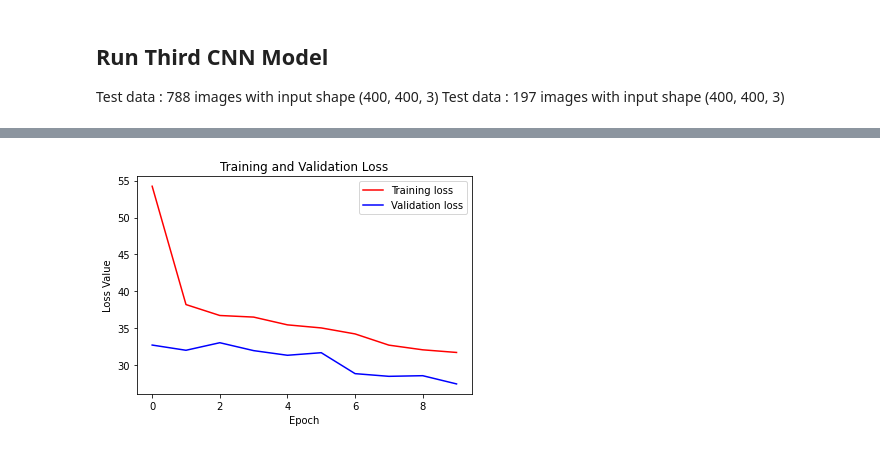
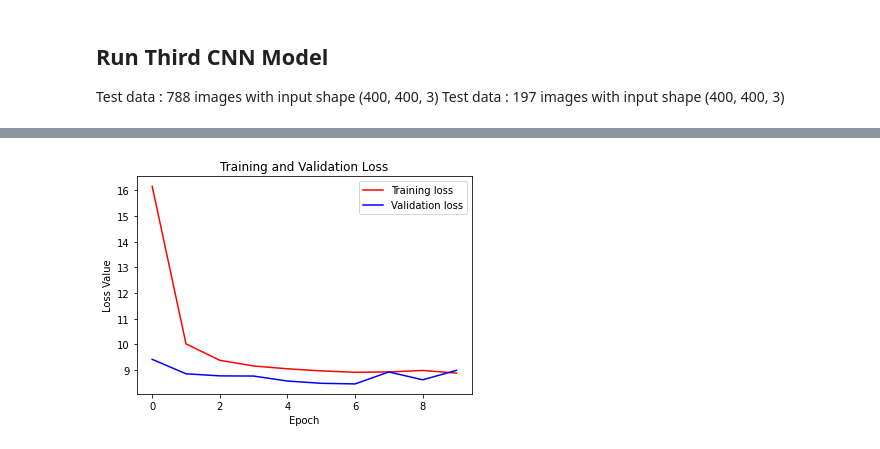
Before and after one commit to doguma/RecomposeChopin, a Jupyter notebook: Hannah_03_CNN_Product_Audio.ipynb, the cells around one changed output, grey strips where cells are left out. Drawn from its saved outputs; the diff is of its cells as text; code cells hidden in the pictures.

```diff
--- a/Hannah_03_CNN_Product_Audio.ipynb
+++ b/Hannah_03_CNN_Product_Audio.ipynb
@@ -69,31 +74,25 @@ x_train.shape, y_train.shape, x_test.shape, y_test.shape
 # %%
 
-model3 = Sequential()
+model = Sequential()
 
-model3.add(Conv2D(25, kernel_size=(3,3), strides=(1,1), padding='same', activation='relu', input_shape=(400, 400, 3)))
+model.add(Conv2D(25, kernel_size=(3,3), strides=(1,1), padding='same', activation='relu', input_shape=(128, 646, 1)))
 
 # convolutional layer
-model3.add(Conv2D(35, kernel_size=(3,3), strides=(1,1), padding='same', activation='relu'))
-model3.add(MaxPool2D(pool_size=(2,2)))
+model.add(Conv2D(40, kernel_size=(3,3), strides=(1,1), padding='same', activation='relu'))
+model.add(MaxPool2D(pool_size=(2,2)))
 
-model3.add(Conv2D(125, kernel_size=(3,3), strides=(1,1), padding='same', activation='relu'))
-model3.add(MaxPool2D(pool_size=(2,2)))
+model.add(Conv2DTranspose(20, (4,4), strides=(2,2), padding='same'))
+model.add(LeakyReLU(alpha=0.2))
 
-model3.add(Conv2D(5, kernel_size=(3,3), strides=(1,1), padding='same', activation='relu'))
-model3.add(MaxPool2D(pool_size=(2,2)))
+model.add(Conv2D(20, kernel_size=(3,3), strides=(1,1), padding='same', activation='relu'))
+model.add(MaxPool2D(pool_size=(2,2)))
 
-model3.add(Conv2DTranspose(25, (4,4), strides=(2,2), padding='same'))
-model3.add(LeakyReLU(alpha=0.2))
-
-model3.add(Conv2DTranspose(75, (4,4), strides=(2,2), padding='same'))
-model3.add(LeakyReLU(alpha=0.2))
-
-model3.add(Conv2DTranspose(25, (4,4), strides=(2,2), padding='same'))
-model3.add(LeakyReLU(alpha=0.2))
-model3.add(Dropout(0.25))
+model.add(Conv2DTranspose(40, (4,4), strides=(2,2), padding='same'))
+model.add(LeakyReLU(alpha=0.2))
+model.add(Dropout(0.25))
 
 # output layer
-model3.add(Dense(3, activation='linear'))
+model.add(Dense(1, activation='linear'))
 
-model3.summary()
+model.summary()
 # %% [output]
@@ -116,8 +115,8 @@ Non-trainable params: 0
 _________________________________________________________________
 # %%
 # compiling the sequential model
-model3.compile(loss='mse', metrics=['mae'], optimizer='adam')
+model.compile(loss='mse', metrics=['mae'], optimizer='adam')
 
 # training the model
-history3= model3.fit(x_train, y_train, epochs=50, validation_data=(x_test, y_test))
+history= model.fit(x_train, y_train, epochs=10, validation_data=(x_test, y_test))
 # %% [output]
@@ -125,20 +143,20 @@ Epoch 1/50
 # %%
 import matplotlib.pyplot as plt
 
 epochs = 10
-train_loss3 = history3.history['mae']
-val_loss3 = history3.history['val_mae']
+train_loss = history.history['mae']
+val_loss = history.history['val_mae']
 
 epochs = range(epochs)
 
 plt.figure()
-plt.plot(epochs, train_loss3, 'r', label='Training loss')
-plt.plot(epochs, val_loss3, 'b', label='Validation loss')
+plt.plot(epochs, train_loss, 'r', label='Training loss')
+plt.plot(epochs, val_loss, 'b', label='Validation loss')
 plt.title('Training and Validation Loss')
 plt.xlabel('Epoch')
 plt.ylabel('Loss Value')
 
 plt.legend()
 plt.show()
 # %% [output]
-[figure, old version]
+[figure, new version]
```
Also changed, not shown: parts of 40 cells of this notebook, 2 other files.
